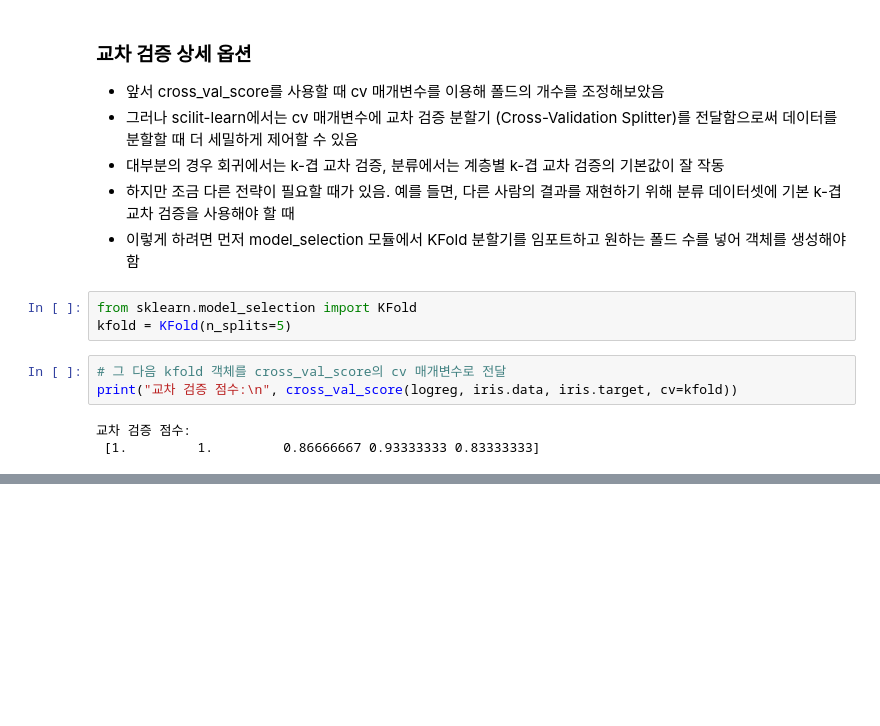
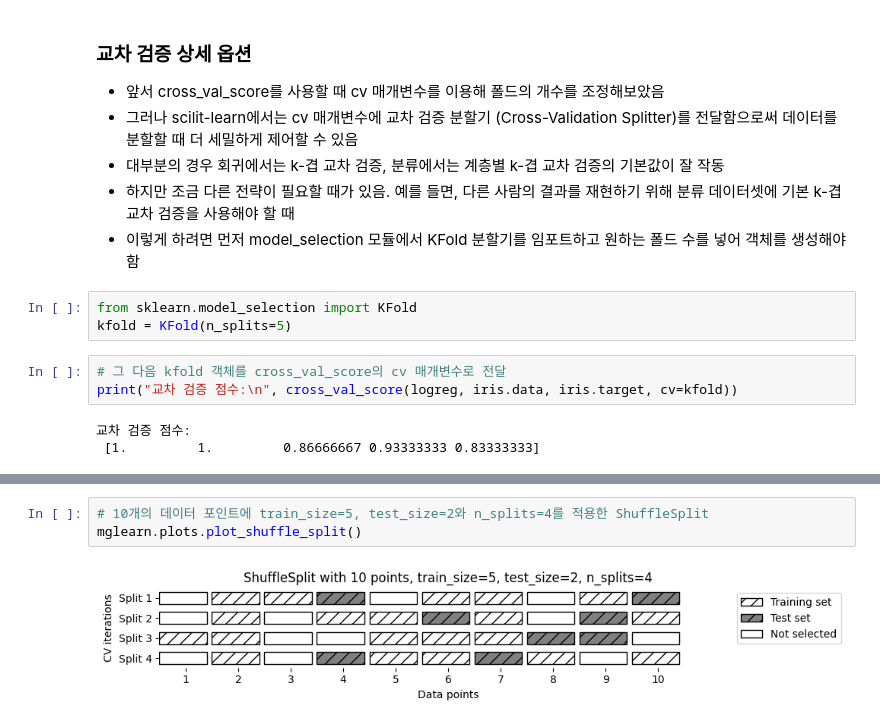
Before and after one commit to haribo09876/MachineLearning, a Jupyter notebook: 05. ModelEvaluationAndPerformanceImprovement/01. CrossValidation.ipynb, the cells around one changed output, grey strips where cells are left out. Cells and saved outputs as stored; diff of their text form; blank space fills up the shorter version.

```diff
--- a/05. ModelEvaluationAndPerformanceImprovement/01. CrossValidation.ipynb
+++ b/05. ModelEvaluationAndPerformanceImprovement/01. CrossValidation.ipynb
@@ -179,0 +219,5 @@ print("교차 검증 점수:\n", cross_val_score(logreg, iris.data, iris.target,
+# %%
+# 10개의 데이터 포인트에 train_size=5, test_size=2와 n_splits=4를 적용한 ShuffleSplit
+mglearn.plots.plot_shuffle_split()
+# %% [output]
+[figure, added]
```
Also changed, not shown: parts of 19 cells of this notebook.
